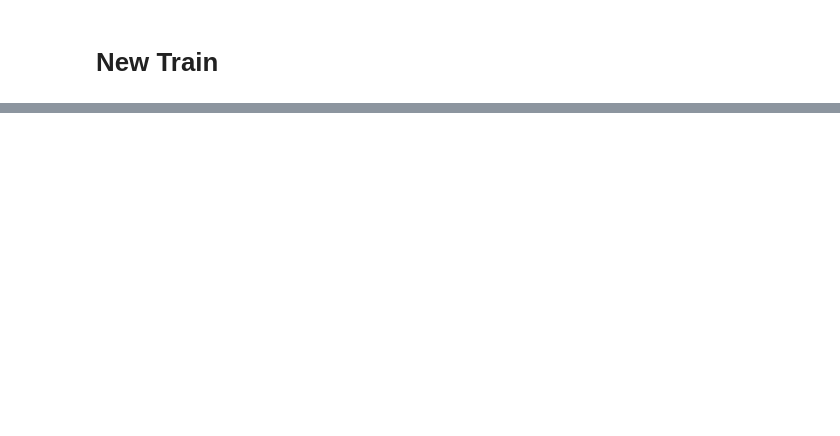
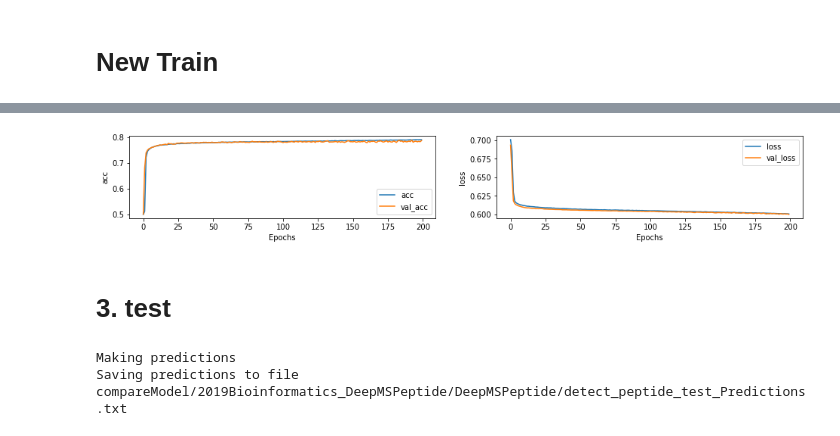
Before and after one commit to zoohoson/Peptide_Detectability, a Jupyter notebook: 2019Bioinformatics_DeepMSpeptide.ipynb, the cells around one changed output, grey strips where cells are left out. Drawn from its saved outputs; the diff is of its cells as text; code cells hidden in the pictures; blank space fills up the shorter version.

```diff
--- a/2019Bioinformatics_DeepMSpeptide.ipynb
+++ b/2019Bioinformatics_DeepMSpeptide.ipynb
@@ -83,2 +77,23 @@ for pred in model_2_1D_pred:
 # %% [markdown]
 # New Train
+# %%
+model = tf.keras.Sequential([
+    # vacabulary size 23 (22 AminoAcid + zero padding)
+    # embedding vector size 50
+    # input length (including padding) 30 ( 81 to 30)
+    tf.keras.layers.Embedding(23, 50, input_length=30),
+    tf.keras.layers.Dropout(np.random.uniform(0, 0.2)),
+    tf.keras.layers.Conv1D(filters=128, kernel_size=3, strides=1, padding='same'),
+    tf.keras.layers.Conv1D(filters=64, kernel_size=2, strides=1),
+    tf.keras.layers.GlobalMaxPooling1D(),
+    tf.keras.layers.Dense(64),
+    tf.keras.layers.Dropout(np.random.uniform(0, 0.2)),
+    tf.keras.layers.Dense(1, activation='sigmoid')
+])
+model.summary()
+
+model.compile(loss=tf.keras.losses.BinaryCrossentropy(from_logits=True),
+              optimizer=tf.keras.optimizers.Adam(1e-5),
+              metrics=['accuracy'])
+
+es = tf.keras.callbacks.EarlyStopping(monitor='val_loss', mode='min', verbose=1, patience=50)
@@ -89,3 +177,8 @@ def plot_graphs(history, metric):
     plt.xlabel("Epochs")
     plt.ylabel(metric)
     plt.legend([metric, 'val_'+metric])
+# %%
+history = model.fit(X_train, y_train, epochs=200,
+                    batch_size=100,
+                    validation_data=(X_val, y_val),
+                    callbacks=[es])
@@ -91,0 +203,10 @@ def plot_graphs(history, metric):
+# %%
+plt.figure(figsize=(16,2))
+plt.subplot(1,2,1)
+plot_graphs(history, 'acc')
+plt.subplot(1,2,2)
+plot_graphs(history, 'loss')
+# %% [output]
+[figure, added]
+# %% [markdown]
+# 3. test
@@ -91,0 +219,20 @@ def plot_graphs(history, metric):
+# %%
+print('Making predictions')
+model_pred = model.predict(X_test)
+model_pred = np.hstack((np.array(lines).reshape(len(lines), 1),model_pred)).tolist()
+
+Pred_output = []
+for pred in model_pred:
+    if float(pred[1]) > 0.5:
+        Pred_output.append([pred[0], str(1-float(pred[1])), '0'])
+    else:
+        Pred_output.append([pred[0], str(1-float(pred[1])), '1'])
+
+outFile = '{0}_Predictions.txt'.format(args.split('.')[0])
+print('Saving predictions to file {}'.format(outFile))
+with open(outFile, 'w') as outf:
+    outf.write('Peptide\tProb\tDetectability\n')
+    outf.writelines('\t'.join(i) + '\n' for i in Pred_output)
+# %% [output]
+Making predictions
+Saving predictions to file compareModel/2019Bioinformatics_DeepMSPeptide/DeepMSPeptide/detect_peptide_test_Predictions.txt
```
Also changed, not shown: parts of 26 cells of this notebook, 20 other files.
